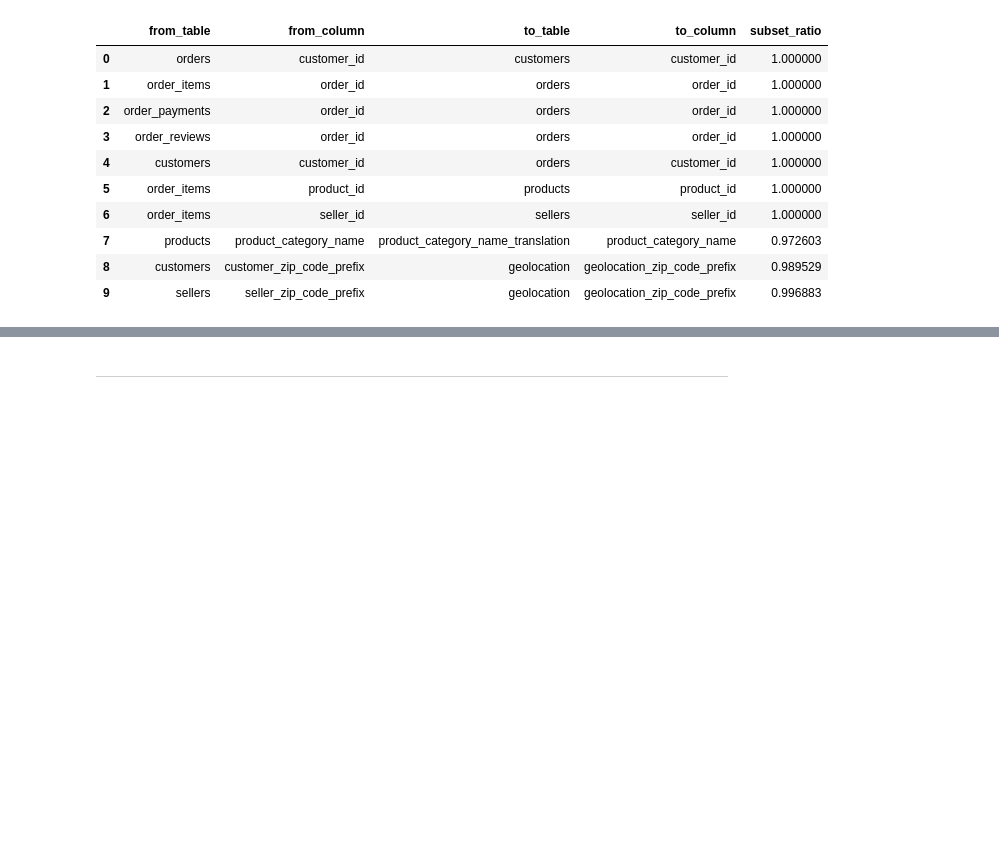
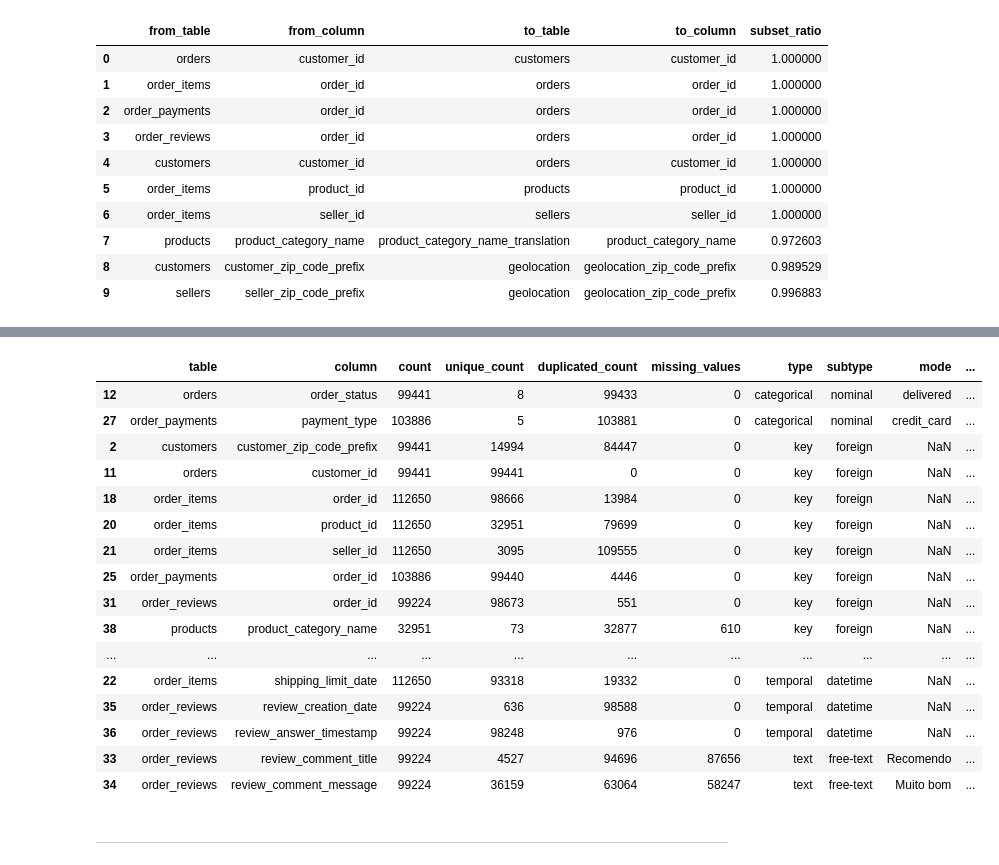
Before and after one commit to vmichael89/cf-brazilian-ecommerce-olist, a Jupyter notebook: notebooks/cleaning_exploration.ipynb, the cells around one changed output, grey strips where cells are left out. Drawn from its saved outputs; the diff is of its cells as text; code cells hidden in the pictures; blank space fills up the shorter version.

```diff
--- a/notebooks/cleaning_exploration.ipynb
+++ b/notebooks/cleaning_exploration.ipynb
@@ -391,3 +454,23 @@ df_summary
+# %%
+df_summary.sort_values(by=["type", "subtype"])
+# %% [output]
+|  | table | column | count | unique_count | duplicated_count | missing_values | type | subtype | mode | ... |
+| 12 | orders | order_status | 99441 | 8 | 99433 | 0 | categorical | nominal | delivered | ... |
+| 27 | order_payments | payment_type | 103886 | 5 | 103881 | 0 | categorical | nominal | credit_card | ... |
+| 2 | customers | customer_zip_code_prefix | 99441 | 14994 | 84447 | 0 | key | foreign | NaN | ... |
+| 11 | orders | customer_id | 99441 | 99441 | 0 | 0 | key | foreign | NaN | ... |
+| 18 | order_items | order_id | 112650 | 98666 | 13984 | 0 | key | foreign | NaN | ... |
+| 20 | order_items | product_id | 112650 | 32951 | 79699 | 0 | key | foreign | NaN | ... |
+| 21 | order_items | seller_id | 112650 | 3095 | 109555 | 0 | key | foreign | NaN | ... |
+| 25 | order_payments | order_id | 103886 | 99440 | 4446 | 0 | key | foreign | NaN | ... |
+| 31 | order_reviews | order_id | 99224 | 98673 | 551 | 0 | key | foreign | NaN | ... |
+| 38 | products | product_category_name | 32951 | 73 | 32877 | 610 | key | foreign | NaN | ... |
+| ... | ... | ... | ... | ... | ... | ... | ... | ... | ... | ... |
+| 22 | order_items | shipping_limit_date | 112650 | 93318 | 19332 | 0 | temporal | datetime | NaN | ... |
+| 35 | order_reviews | review_creation_date | 99224 | 636 | 98588 | 0 | temporal | datetime | NaN | ... |
+| 36 | order_reviews | review_answer_timestamp | 99224 | 98248 | 976 | 0 | temporal | datetime | NaN | ... |
+| 33 | order_reviews | review_comment_title | 99224 | 4527 | 94696 | 87656 | text | free-text | Recomendo | ... |
+| 34 | order_reviews | review_comment_message | 99224 | 36159 | 63064 | 58247 | text | free-text | Muito bom | ... |
 # %% [markdown]
 ---
 # %% [markdown]
```
Also changed, not shown: parts of 11 cells of this notebook.
